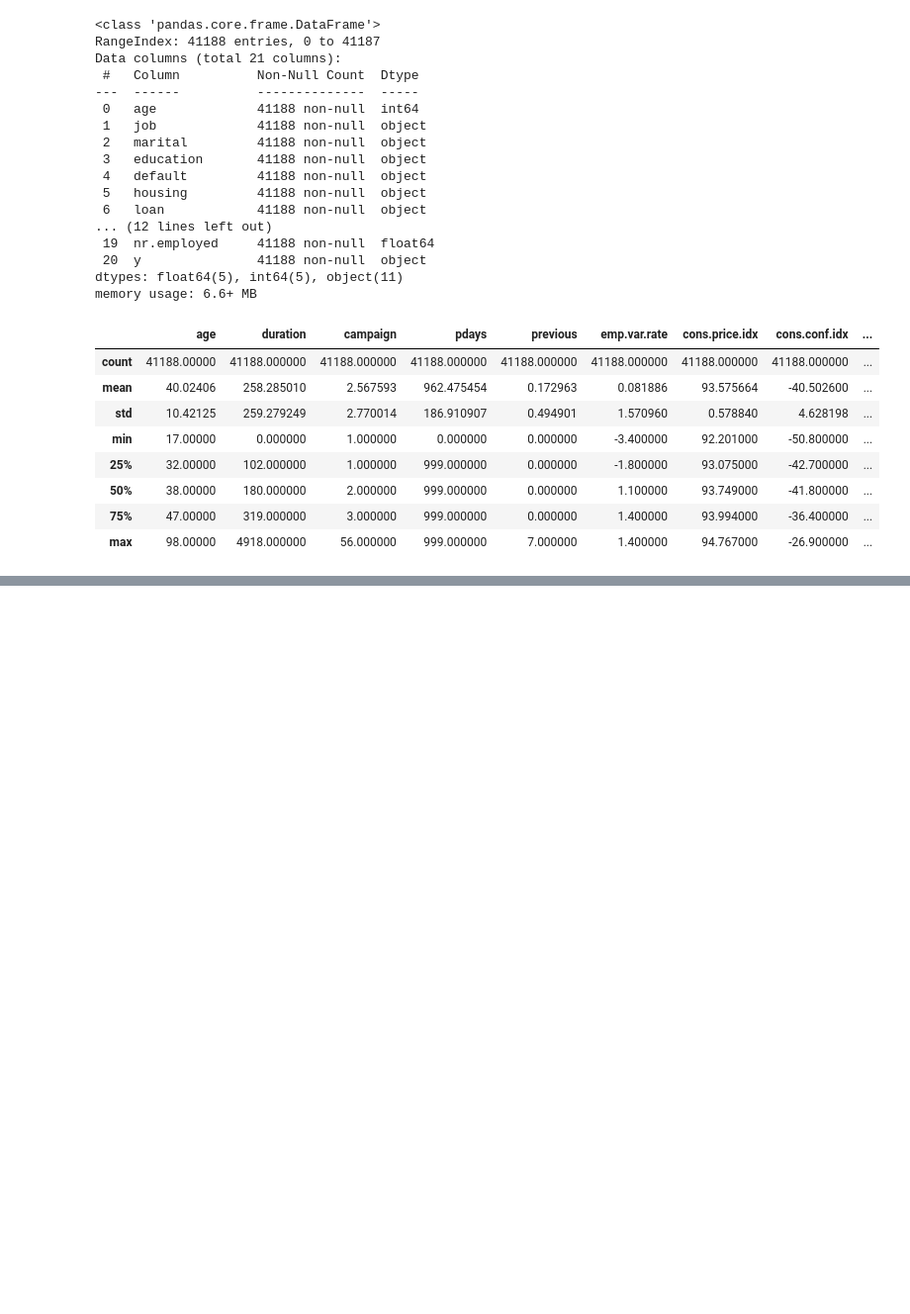
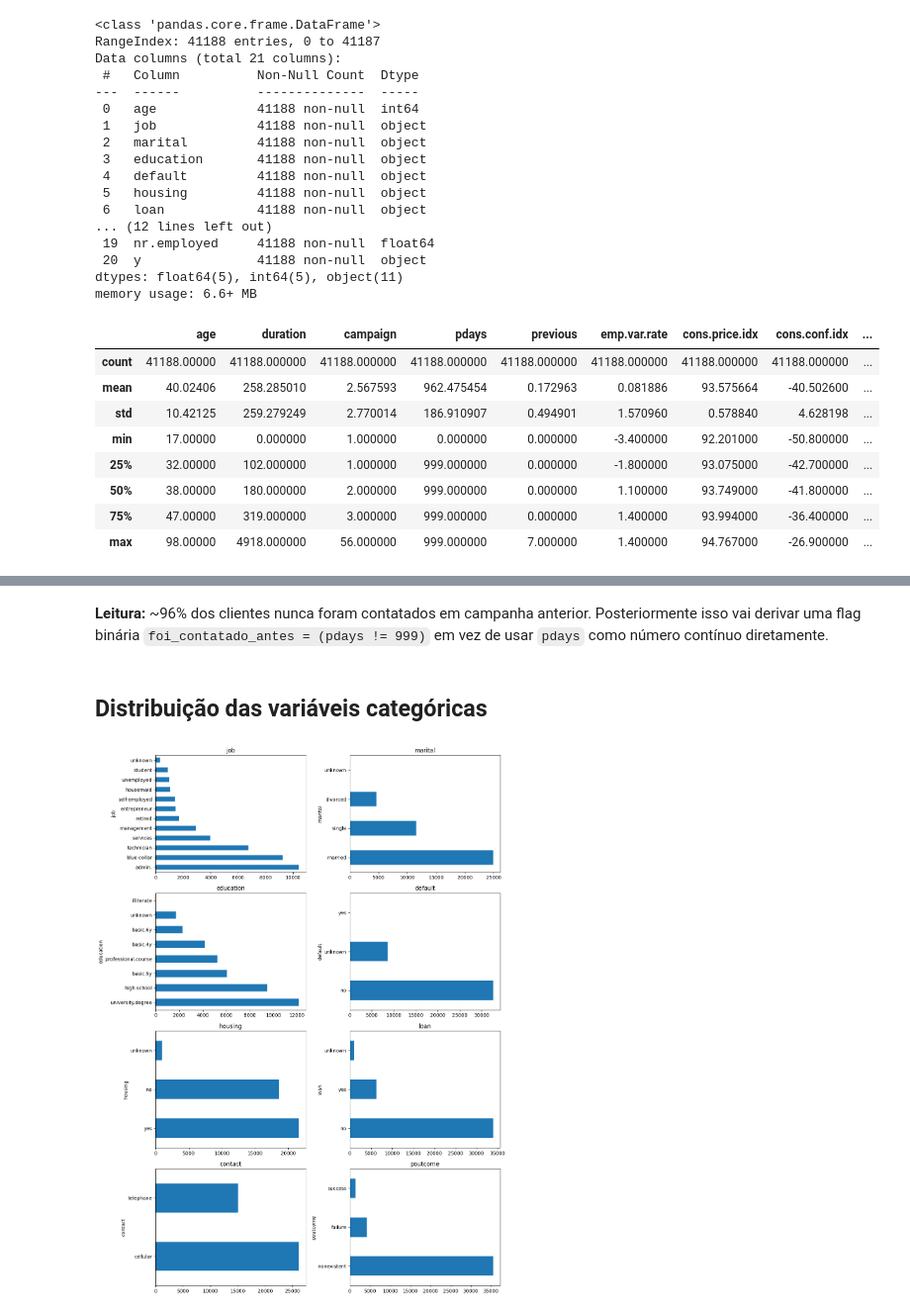
Before and after one commit to matheusandrade6/datathon-7mlet-fiap, a Jupyter notebook: notebooks/eda.ipynb, the cells around one changed output, grey strips where cells are left out. Shown at 99% size. Saved outputs shown, nothing was run; the diff lists cells and outputs as text; code cells hidden in the pictures; blank space fills up the shorter version.

```diff
--- a/notebooks/eda.ipynb
+++ b/notebooks/eda.ipynb
@@ -68,0 +173,15 @@ df.describe()
+# %% [markdown]
+**Leitura:** ~96% dos clientes nunca foram contatados em campanha anterior. Posteriormente isso vai derivar uma flag binária `foi_contatado_antes = (pdays != 999)` em vez de usar `pdays` como número contínuo diretamente.
+# %% [markdown]
+## Distribuição das variáveis categóricas
+# %%
+cat_cols_plot = ['job', 'marital', 'education', 'default', 'housing', 'loan',
+                 'contact', 'poutcome']
+
+fig, axes = plt.subplots(4, 2, figsize=(12, 16))
+for col, ax in zip(cat_cols_plot, axes.flatten()):
+    df[col].value_counts().plot(kind='barh', ax=ax, title=col)
+plt.tight_layout()
+plt.show()
+# %% [output]
+[figure, added]
```
Also changed, not shown: parts of 22 cells of this notebook.
